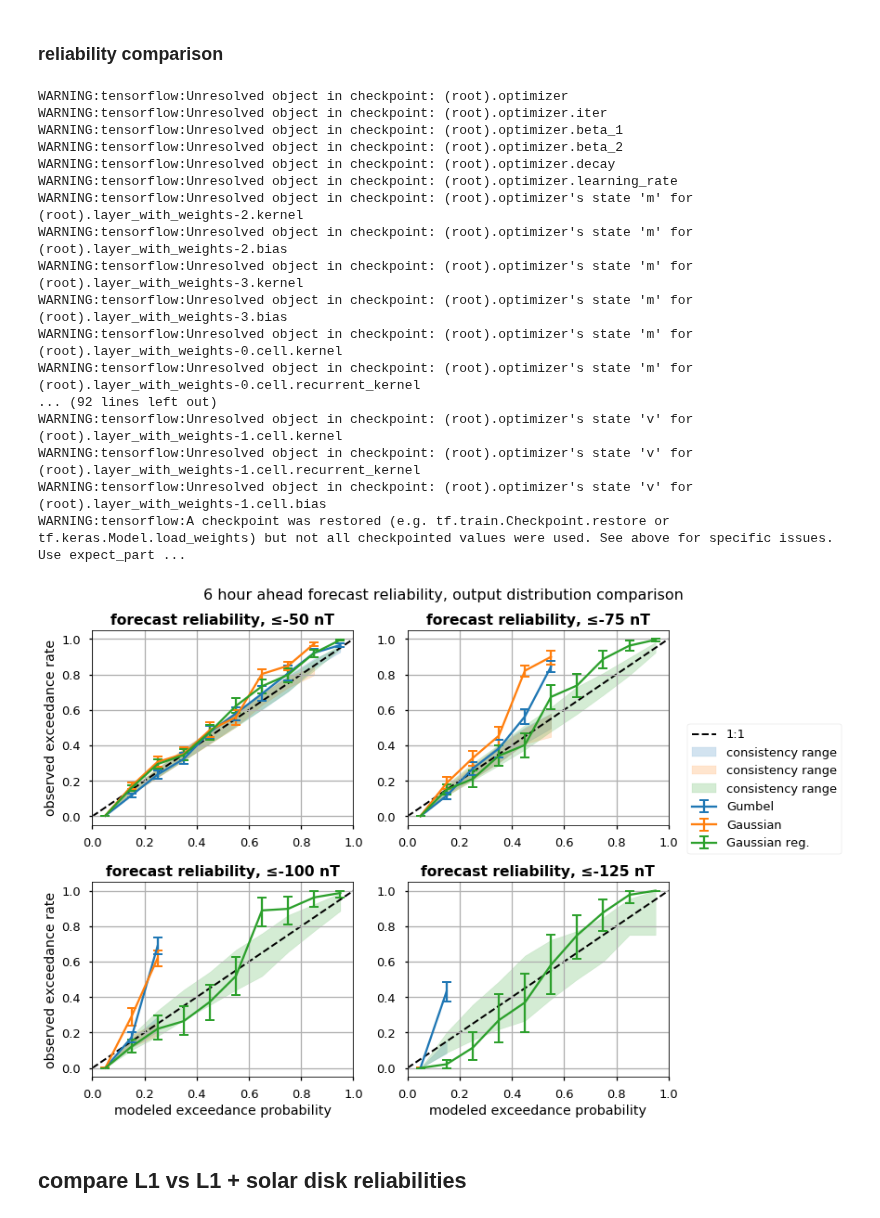
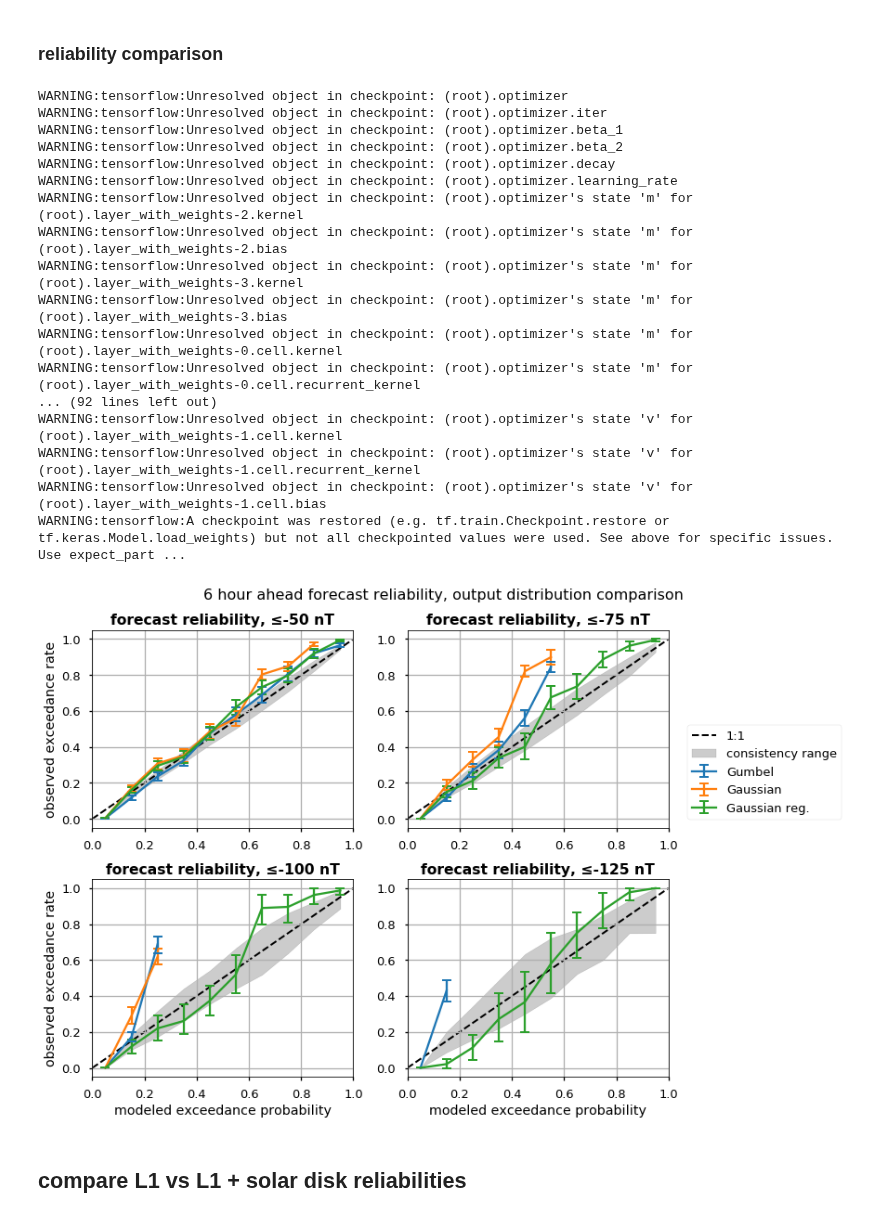
Before and after one commit to sarttiso/spaceweather, a Jupyter notebook: manuscript_figures.ipynb, the cells around one changed output. Drawn from its saved outputs; the diff is of its cells as text; code cells hidden in the pictures.

Commit message:
only one set of consistency intervals shown in distribution reliability comparison figure, since the consistency intervals should be the same anyway

```diff
--- a/manuscript_figures.ipynb
+++ b/manuscript_figures.ipynb
@@ -997,7 +997,6 @@ for jj in range(3):
                                  bootstrap=1000)
         obs_exc_pct = np.abs(obs_exc_pct - obs_exc)
 
-    #     consist_pct = consist_pct - bins
         consist_lb[:, ii] = consist_pct[0, :]
         consist_ub[:, ii] = consist_pct[1, :]
 
@@ -1006,7 +1005,8 @@ for jj in range(3):
         ax[idx].errorbar(bins, obs_exc,
                          yerr=obs_exc_pct,
                          capsize=5, capthick=2, label=cost[jj], color=c[jj,:])
-        ax[idx].fill_between(bins, consist_lb[:,ii], consist_ub[:,ii], color=c[jj,:], alpha=0.2, zorder=0.5, label='consistency range')
+        if dist[jj] == 'Gaussian_mod':
+            ax[idx].fill_between(bins, consist_lb[:,ii], consist_ub[:,ii], color='k', alpha=0.2, zorder=0.5, label='consistency range')
         ax[idx].set_title('forecast reliability, ≤%d nT' % thres[ii], fontweight='bold')
         ax[idx].set_xlim([0, 1])
         ax[idx].grid(True)
@@ -1016,34 +1016,34 @@ for ii in range(nthres):
     ax[idx].plot([0, 1], [0, 1], color='k', linestyle='--', linewidth=2, zorder=0.5, label='1:1')
 
 ax[0,1].legend(loc='upper left', bbox_to_anchor=(1.05, 0.55))
 ax[0, 0].set_ylabel('observed exceedance rate')
 ax[1, 0].set_ylabel('observed exceedance rate')
 ax[1, 0].set_xlabel('modeled exceedance probability')
 ax[1, 1].set_xlabel('modeled exceedance probability')
 fig.suptitle('6 hour ahead forecast reliability, output distribution comparison', fontsize=16)
 # plt.tight_layout()
 plt.savefig('figures/est_forecast_reliability_distcompare_t+6.png', format='png', dpi=300, bbox_inches='tight')
 plt.savefig('figures/est_forecast_reliability_distcompare_t+6.pdf', format='pdf', bbox_inches='tight')
 plt.show()
 # %% [output]
 WARNING:tensorflow:Unresolved object in checkpoint: (root).optimizer
 WARNING:tensorflow:Unresolved object in checkpoint: (root).optimizer.iter
 WARNING:tensorflow:Unresolved object in checkpoint: (root).optimizer.beta_1
 WARNING:tensorflow:Unresolved object in checkpoint: (root).optimizer.beta_2
 WARNING:tensorflow:Unresolved object in checkpoint: (root).optimizer.decay
 WARNING:tensorflow:Unresolved object in checkpoint: (root).optimizer.learning_rate
 WARNING:tensorflow:Unresolved object in checkpoint: (root).optimizer's state 'm' for (root).layer_with_weights-2.kernel
 WARNING:tensorflow:Unresolved object in checkpoint: (root).optimizer's state 'm' for (root).layer_with_weights-2.bias
 WARNING:tensorflow:Unresolved object in checkpoint: (root).optimizer's state 'm' for (root).layer_with_weights-3.kernel
 WARNING:tensorflow:Unresolved object in checkpoint: (root).optimizer's state 'm' for (root).layer_with_weights-3.bias
 WARNING:tensorflow:Unresolved object in checkpoint: (root).optimizer's state 'm' for (root).layer_with_weights-0.cell.kernel
 WARNING:tensorflow:Unresolved object in checkpoint: (root).optimizer's state 'm' for (root).layer_with_weights-0.cell.recurrent_kernel
 ... (92 lines left out)
 WARNING:tensorflow:Unresolved object in checkpoint: (root).optimizer's state 'v' for (root).layer_with_weights-1.cell.kernel
 WARNING:tensorflow:Unresolved object in checkpoint: (root).optimizer's state 'v' for (root).layer_with_weights-1.cell.recurrent_kernel
 WARNING:tensorflow:Unresolved object in checkpoint: (root).optimizer's state 'v' for (root).layer_with_weights-1.cell.bias
 WARNING:tensorflow:A checkpoint was restored (e.g. tf.train.Checkpoint.restore or tf.keras.Model.load_weights) but not all checkpointed values were used. See above for specific issues. Use expect_part ...
-[figure, old version]
+[figure, new version]
 # %% [markdown]
 ## compare L1 vs L1 + solar disk reliabilities
 # %%
```
Also changed, not shown: 2 other files.
